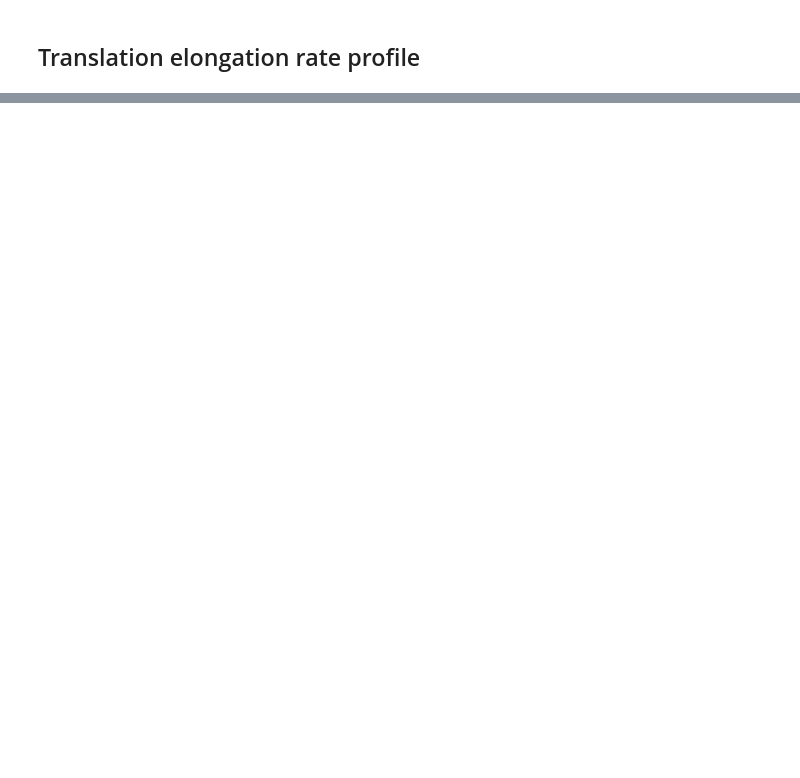
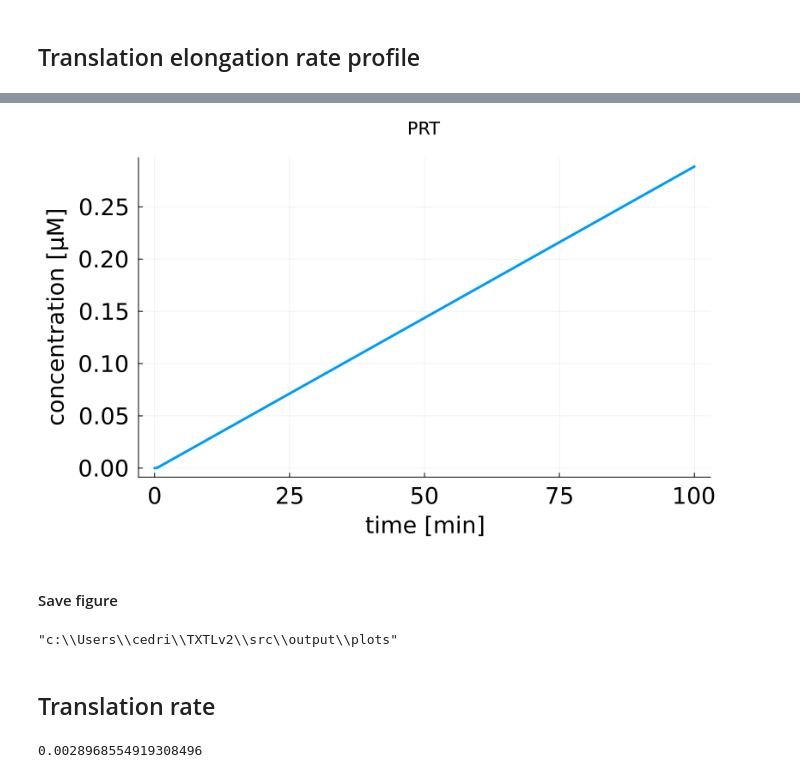
Before and after one commit to arnav-upadhyay/koshikAI-tl, a Jupyter notebook: src/figures.ipynb, the cells around one changed output, grey strips where cells are left out. Saved outputs shown, nothing was run; the diff lists cells and outputs as text; code cells hidden in the pictures; blank space fills up the shorter version.

```diff
--- a/src/figures.ipynb
+++ b/src/figures.ipynb
@@ -169,0 +70,8 @@ df_list = sequence_dataframes(sol, local_tags_list);
+# %%
+sequence_name    = "rplE"
+idx         = sequences[sequence_name]
+
+variable  = :PRT
+
+t           = df_list[idx].time
+metabolite  = df_list[idx][!,variable];
@@ -169,0 +85,23 @@ df_list = sequence_dataframes(sol, local_tags_list);
+# %%
+# Plotting
+plot(t, metabolite, xlabel = "time [min]",
+	ylabel = "concentration [µM]", title = String(variable),
+	size = (850, 500), left_margin = 5mm, bottom_margin = 7mm, top_margin = 5mm, right_margin = 15mm,
+	legend=:topright, legendfontsize = 18, label = false)
+# %% [output]
+[figure, added]
+# %% [markdown]
+#### Save figure
+# %%
+foldername 	= joinpath(pwd(),"output" ,"plots")
+filename 	= String(variable)
+filepath = joinpath(foldername, filename)
+savefig(filepath)
+# %% [output]
+"c:\\Users\\cedri\\TXTLv2\\src\\output\\plots"
+# %% [markdown]
+## Translation rate
+# %%
+translation_rate = calculate_translation_rate(df_list[idx])
+# %% [output]
+0.0028968554919308496
```
Also changed, not shown: parts of 18 cells of this notebook, 13 other files.
